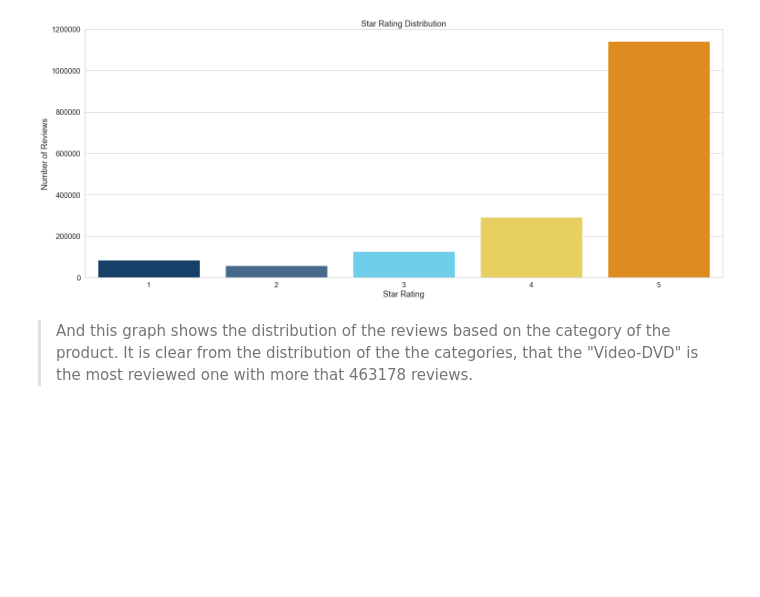
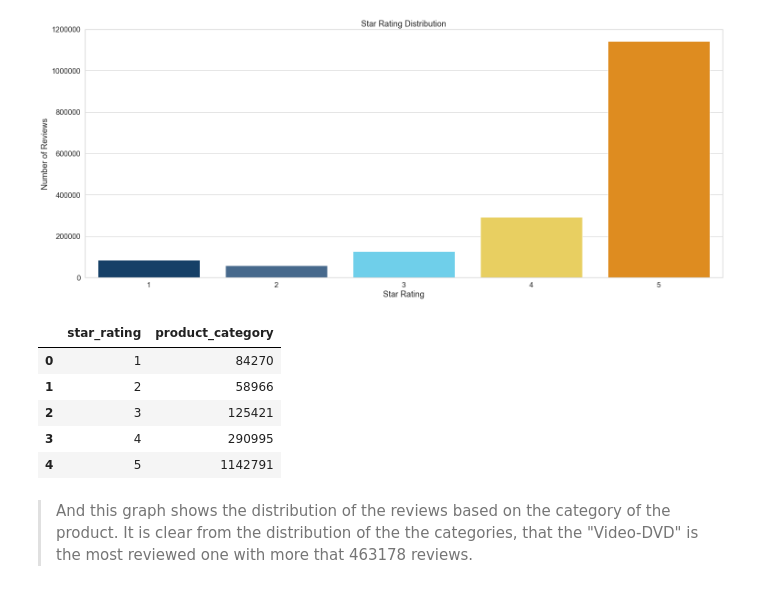
Before and after one commit to carmignanivittorio/Amazon-review-dataset-analysis, a Jupyter notebook: DataProcessing.ipynb, the cells around one changed output. Cells and saved outputs as stored; diff of their text form; code cells hidden in the pictures; blank space fills up the shorter version.

```diff
--- a/DataProcessing.ipynb
+++ b/DataProcessing.ipynb
@@ -175,6 +175,15 @@ plt.ylabel("Number of Reviews")
 plt.show()
 # %% [output]
 [figure]
+# %%
+star_table.reset_index().drop(["index"],axis=1)
+# %% [output]
+|  | star_rating | product_category |
+| 0 | 1 | 84270 |
+| 1 | 2 | 58966 |
+| 2 | 3 | 125421 |
+| 3 | 4 | 290995 |
+| 4 | 5 | 1142791 |
 # %% [markdown]
 >And this graph shows the distribution of the reviews based on the category of the product. It is clear from the distribution of the the categories, that the "Video-DVD" is the most reviewed one with more that 463178 reviews.
 # %%
```
Also changed, not shown: parts of 2 cells of this notebook.
